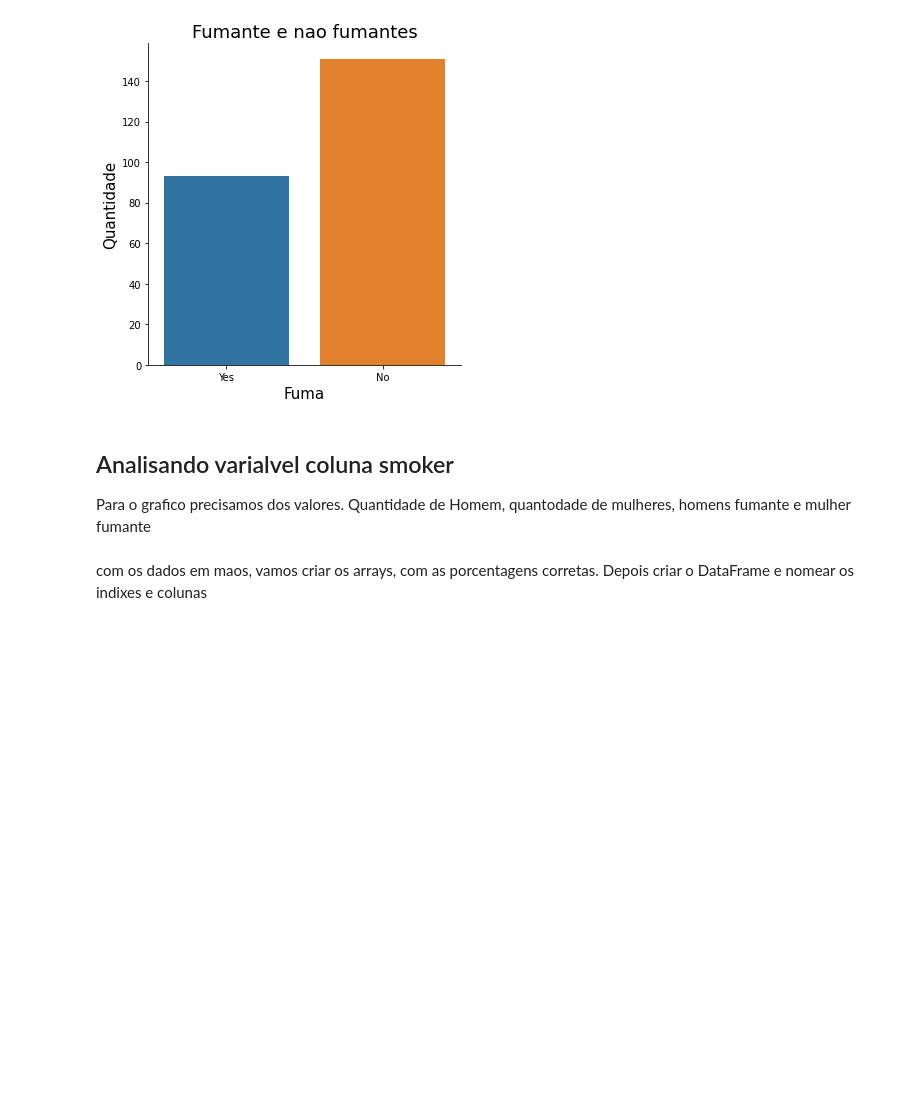
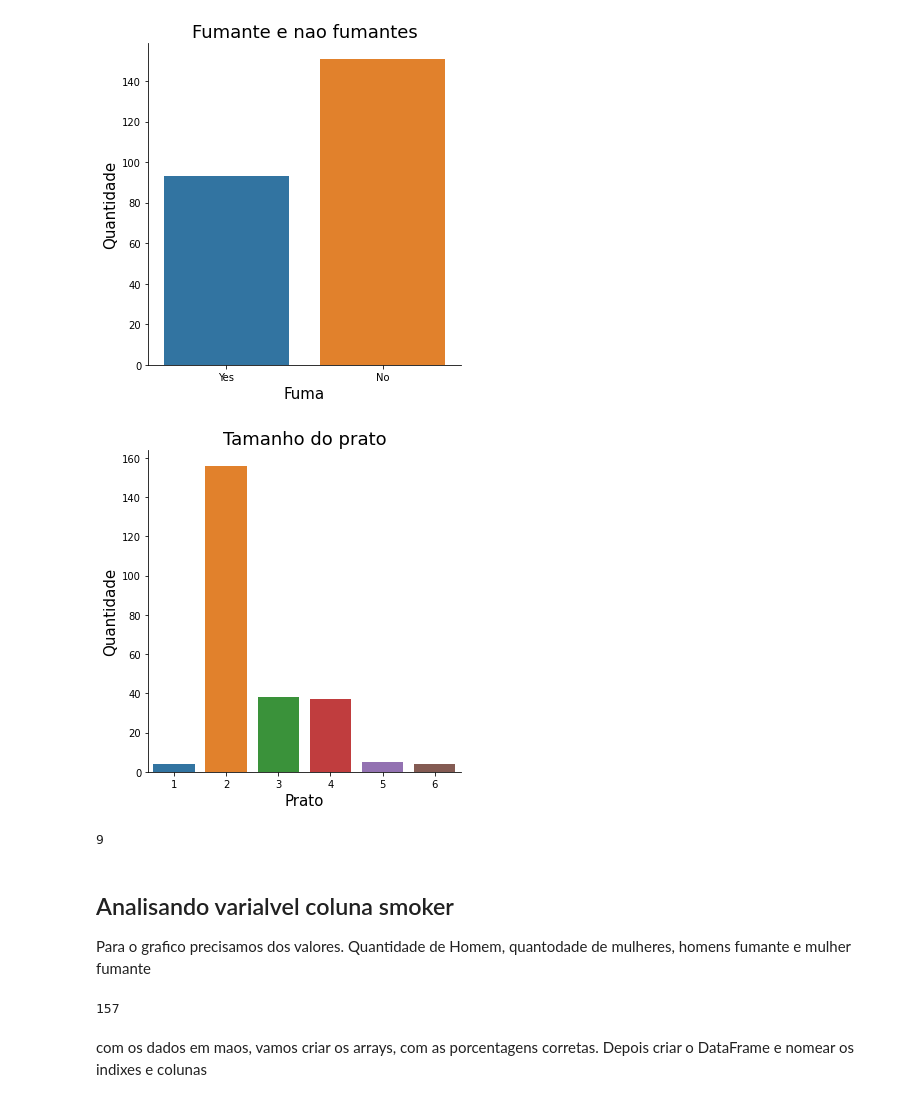
Before and after one commit to bernardo300/AnaliseExploratoria, a Jupyter notebook: Tipsanlise.ipynb, the cells around one changed output. Cells and saved outputs as stored; diff of their text form; code cells hidden in the pictures; blank space fills up the shorter version.

```diff
--- a/Tipsanlise.ipynb
+++ b/Tipsanlise.ipynb
@@ -53,6 +45,18 @@ plt.ylabel('Quantidade',fontsize=15)
 plt.show()
 # %% [output]
 [figure]
+# %%
+sns.catplot(x= 'size', kind="count", data=df)
+plt.title('Tamanho do prato',fontsize=18)
+plt.xlabel('Prato',fontsize=15)
+plt.ylabel('Quantidade',fontsize=15)
+plt.show()
+# %% [output]
+[figure, added]
+# %%
+df[(df['size'] >=  5)].count()[0]
+# %% [output]
+9
 # %% [markdown]
 ## Analisando varialvel coluna smoker
 Para o grafico precisamos dos valores. Quantidade de Homem,
@@ -62,6 +66,10 @@ men = df[(df.sex=='Male')].count()[0]
 women = df[(df.sex=='Female')].count()[0]
 men_smoker = df[(df.sex=='Male') & (df.smoker=='Yes')].count()[0]
 women_smoker = df[(df.sex=='Female') & (df.smoker=='Yes')].count()[0]
+# %%
+men
+# %% [output]
+157
 # %% [markdown]
 com os dados em maos, vamos criar os arrays, com as porcentagens corretas.
 Depois criar o DataFrame e nomear os indixes e colunas
```
Also changed, not shown: parts of 4 cells of this notebook.
